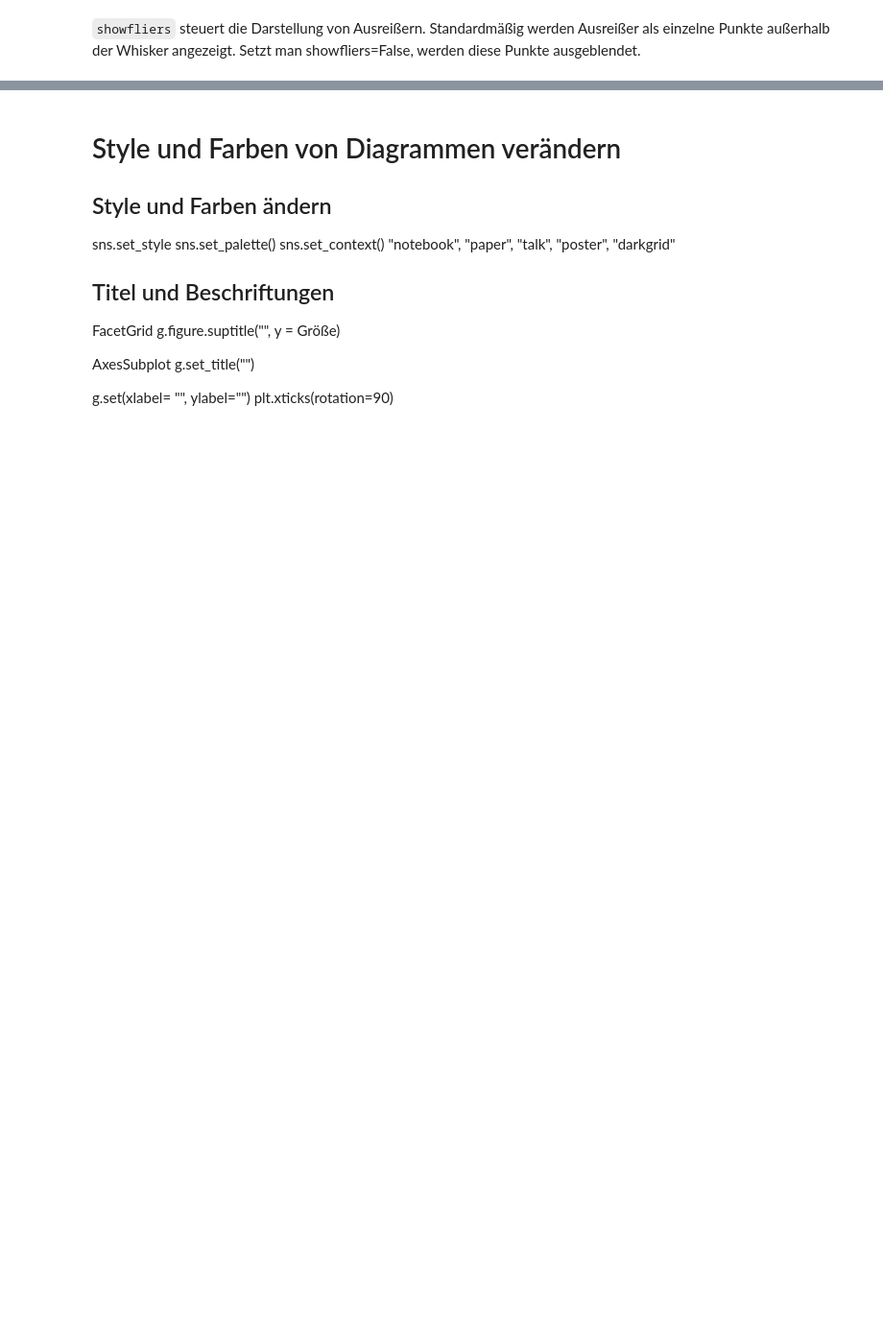
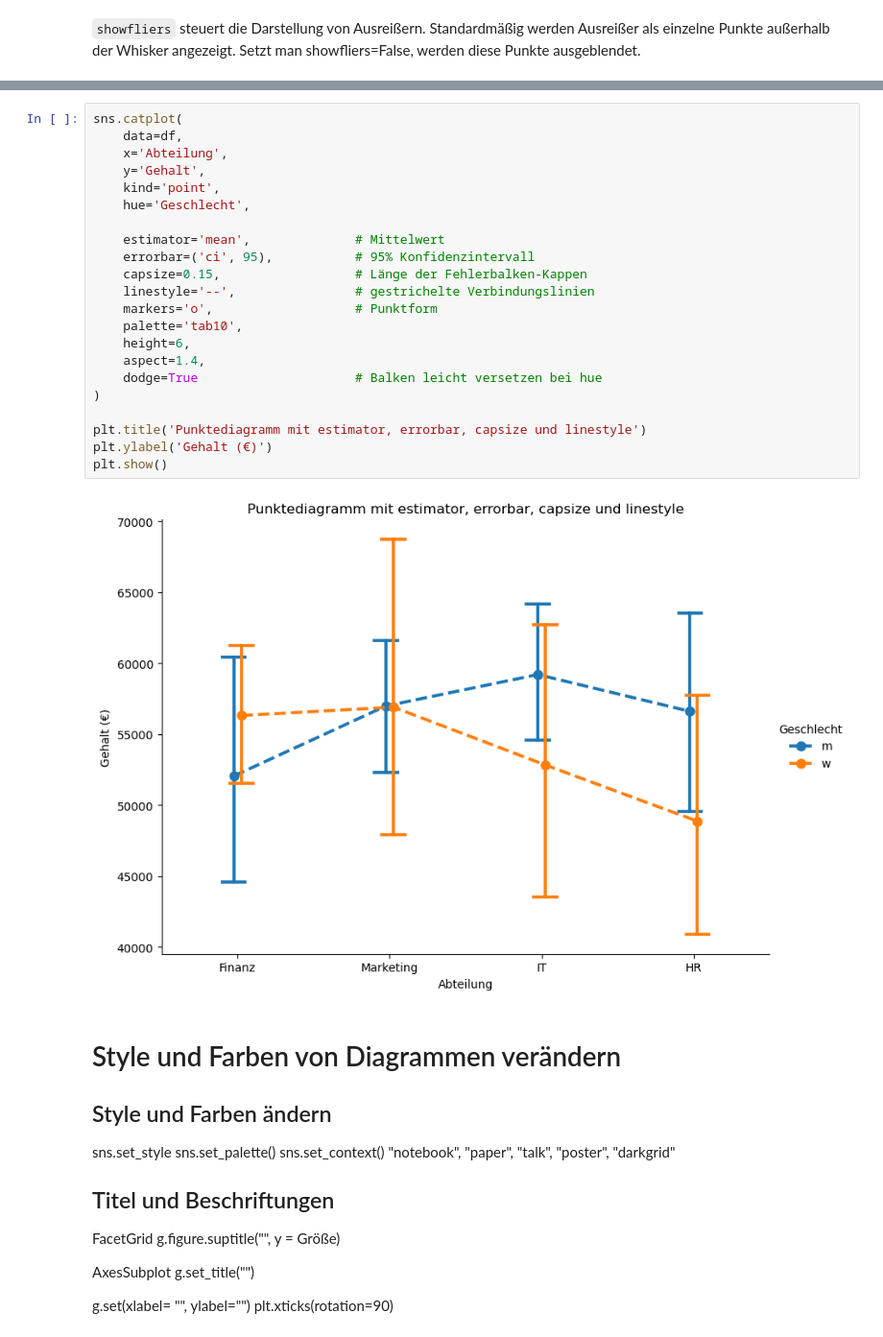
Before and after one commit to EikeSuemper/Meine-Lernreise-Aktuariat-QuantFinance, a Jupyter notebook: 01_Grundlagen/Python/Seaborn.ipynb, the cells around one changed output, grey strips where cells are left out. Shown at 96% size. Drawn from its saved outputs; the diff is of its cells as text; blank space fills up the shorter version.

```diff
--- a/01_Grundlagen/Python/Seaborn.ipynb
+++ b/01_Grundlagen/Python/Seaborn.ipynb
@@ -273,3 +284,27 @@ estimator
+# %%
+sns.catplot(
+    data=df,
+    x='Abteilung',
+    y='Gehalt',
+    kind='point',
+    hue='Geschlecht',
+
+    estimator='mean',              # Mittelwert
+    errorbar=('ci', 95),           # 95% Konfidenzintervall
+    capsize=0.15,                  # Länge der Fehlerbalken-Kappen
+    linestyle='--',                # gestrichelte Verbindungslinien
+    markers='o',                   # Punktform
+    palette='tab10',
+    height=6,
+    aspect=1.4,
+    dodge=True                     # Balken leicht versetzen bei hue
+)
+
+plt.title('Punktediagramm mit estimator, errorbar, capsize und linestyle')
+plt.ylabel('Gehalt (€)')
+plt.show()
+# %% [output]
+[figure, added]
 # %% [markdown]
 # Style und Farben von Diagrammen verändern
 
```
Also changed, not shown: parts of 15 cells of this notebook.
